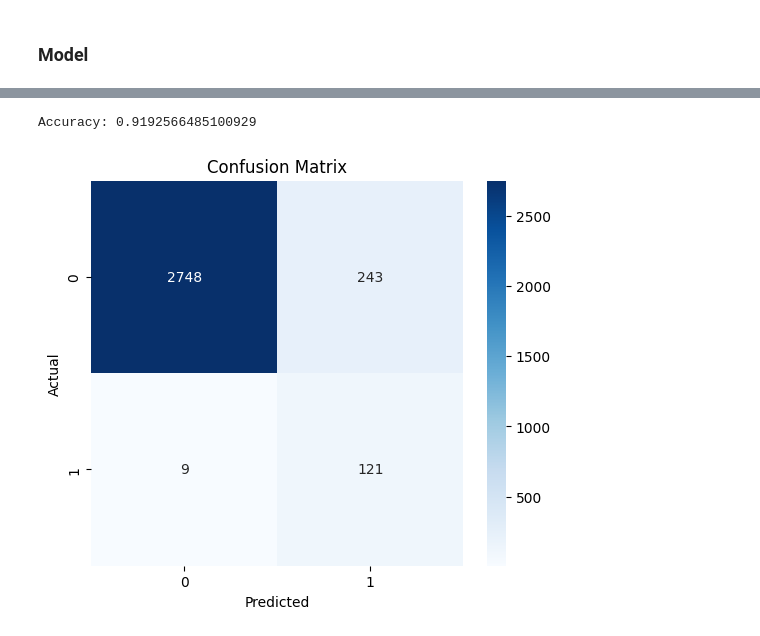
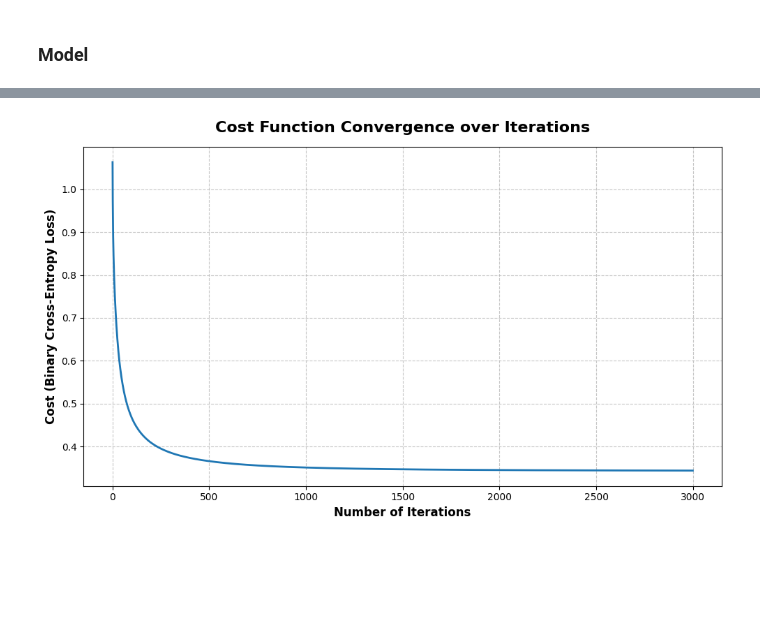
Before and after one commit to architpoonia09/Anime-Success-Predictor, a Jupyter notebook: animeSuccessPredictor.ipynb, the cells around one changed output, grey strips where cells are left out. Drawn from its saved outputs; the diff is of its cells as text; code cells hidden in the pictures; blank space fills up the shorter version.

```diff
--- a/animeSuccessPredictor.ipynb
+++ b/animeSuccessPredictor.ipynb
@@ -365,18 +462,23 @@ def compute_gradient(X, y, w, b, pos_weight):
     return dw, db
 # %%
 def gradient_descent(X, y, w, b, alpha, num_iters, pos_weight):
+    J_history = []
     for i in range(num_iters):
         dj_dw, dj_db = compute_gradient(X, y, w, b, pos_weight)
+
         w = w - alpha * dj_dw
         b = b - alpha * dj_db
-    return w, b
+
+        cost = compute_cost(X, y, w, b,pos_weight)
+        J_history.append(cost)
+    return w, b, J_history
 # %%
 pos_weight = (y_train == 0).sum() / (y_train == 1).sum()
 
 alpha = 0.1
 iterations = 3000
 
-w_final, b_final = gradient_descent(
+w_final, b_final, J_history = gradient_descent(
     X_train, y_train, w_init, b_init, alpha, iterations, pos_weight
 )
 # %%
@@ -390,27 +492,15 @@ def predict(X, weights, bias):
 
 
     return (probs >= 0.5).astype(int)
-# %%
-preds = predict(X_test, w_final, b_final)
-
-accuracy = np.mean(preds == y_test)
-
-print("Accuracy:", accuracy)
-# %% [output]
-Accuracy: 0.9192566485100929
-# %%
-from sklearn.metrics import confusion_matrix
-
-cm = confusion_matrix(y_test, preds)
-
-plt.figure(figsize=(6,5))
-
-sns.heatmap(cm, annot=True, fmt="d", cmap="Blues")
-
-plt.xlabel("Predicted")
-plt.ylabel("Actual")
-plt.title("Confusion Matrix")
-
-plt.show()
-# %% [output]
-[figure, removed]
+# %%
+
+plt.figure(figsize=(10, 6))
+plt.plot(J_history, color='#1f77b4', linewidth=2)
+plt.title('Cost Function Convergence over Iterations', fontsize=16, fontweight='bold', pad=15)
+plt.xlabel('Number of Iterations', fontsize=12, fontweight='bold')
+plt.ylabel('Cost (Binary Cross-Entropy Loss)', fontsize=12, fontweight='bold')
+plt.grid(True, linestyle='--', alpha=0.7)
+plt.tight_layout()
+plt.show()
+# %% [output]
+[figure, added]
```
Also changed, not shown: parts of 28 cells of this notebook.
